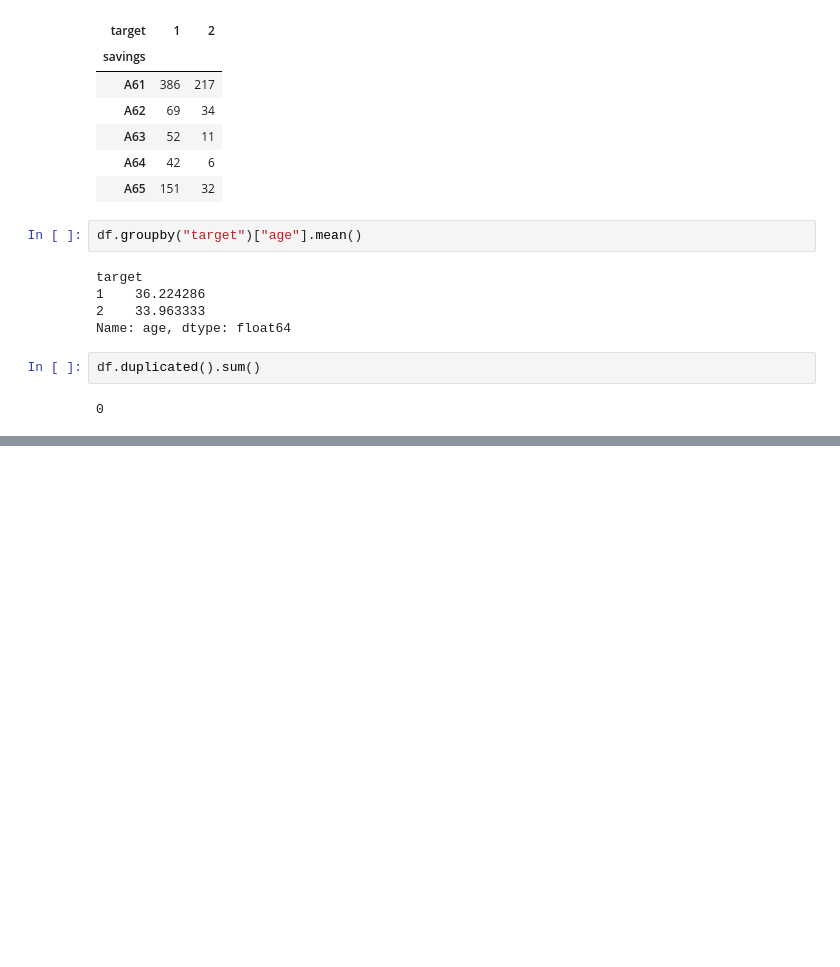
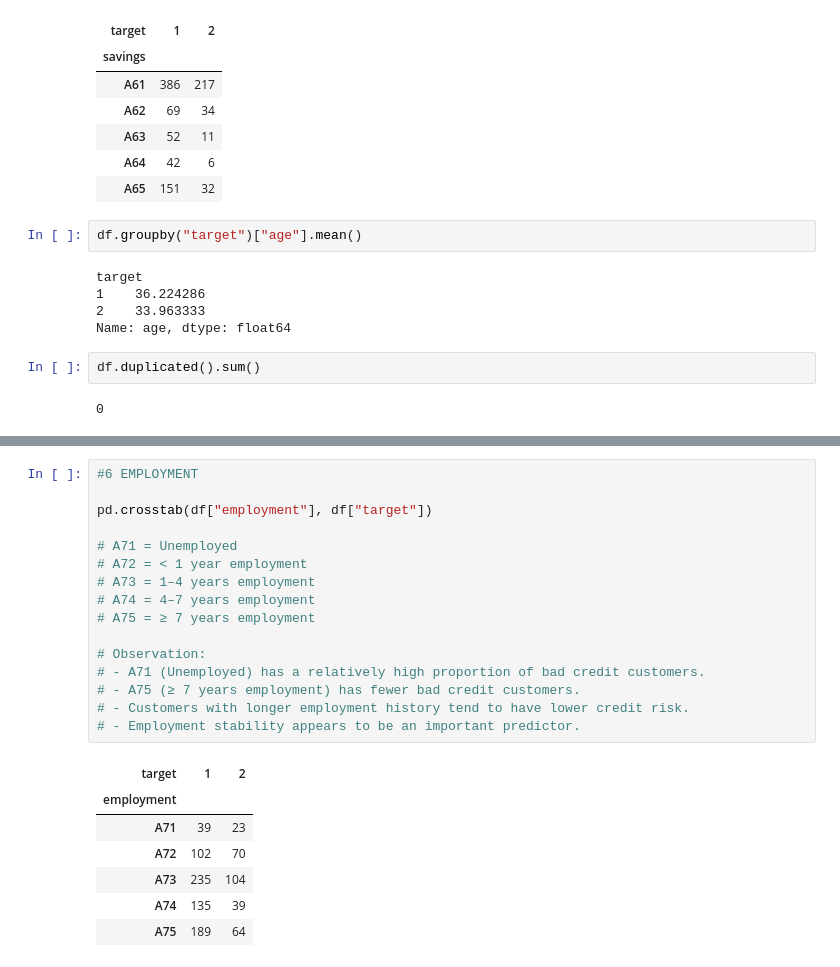
Before and after one commit to JSPtata/credit_risk_decision_engine, a Jupyter notebook: credit_risk.ipynb, the cells around one changed output, grey strips where cells are left out. Cells and saved outputs as stored; diff of their text form; blank space fills up the shorter version.

```diff
--- a/credit_risk.ipynb
+++ b/credit_risk.ipynb
@@ -213,0 +316,24 @@ df[numerical_cols].corr()
+# %%
+#6 EMPLOYMENT
+
+pd.crosstab(df["employment"], df["target"])
+
+# A71 = Unemployed
+# A72 = < 1 year employment
+# A73 = 1–4 years employment
+# A74 = 4–7 years employment
+# A75 = ≥ 7 years employment
+
+# Observation:
+# - A71 (Unemployed) has a relatively high proportion of bad credit customers.
+# - A75 (≥ 7 years employment) has fewer bad credit customers.
+# - Customers with longer employment history tend to have lower credit risk.
+# - Employment stability appears to be an important predictor.
+# %% [output]
+| target | 1 | 2 |
+| employment |  |  |
+| A71 | 39 | 23 |
+| A72 | 102 | 70 |
+| A73 | 235 | 104 |
+| A74 | 135 | 39 |
+| A75 | 189 | 64 |
```
Also changed, not shown: parts of 20 cells of this notebook.
